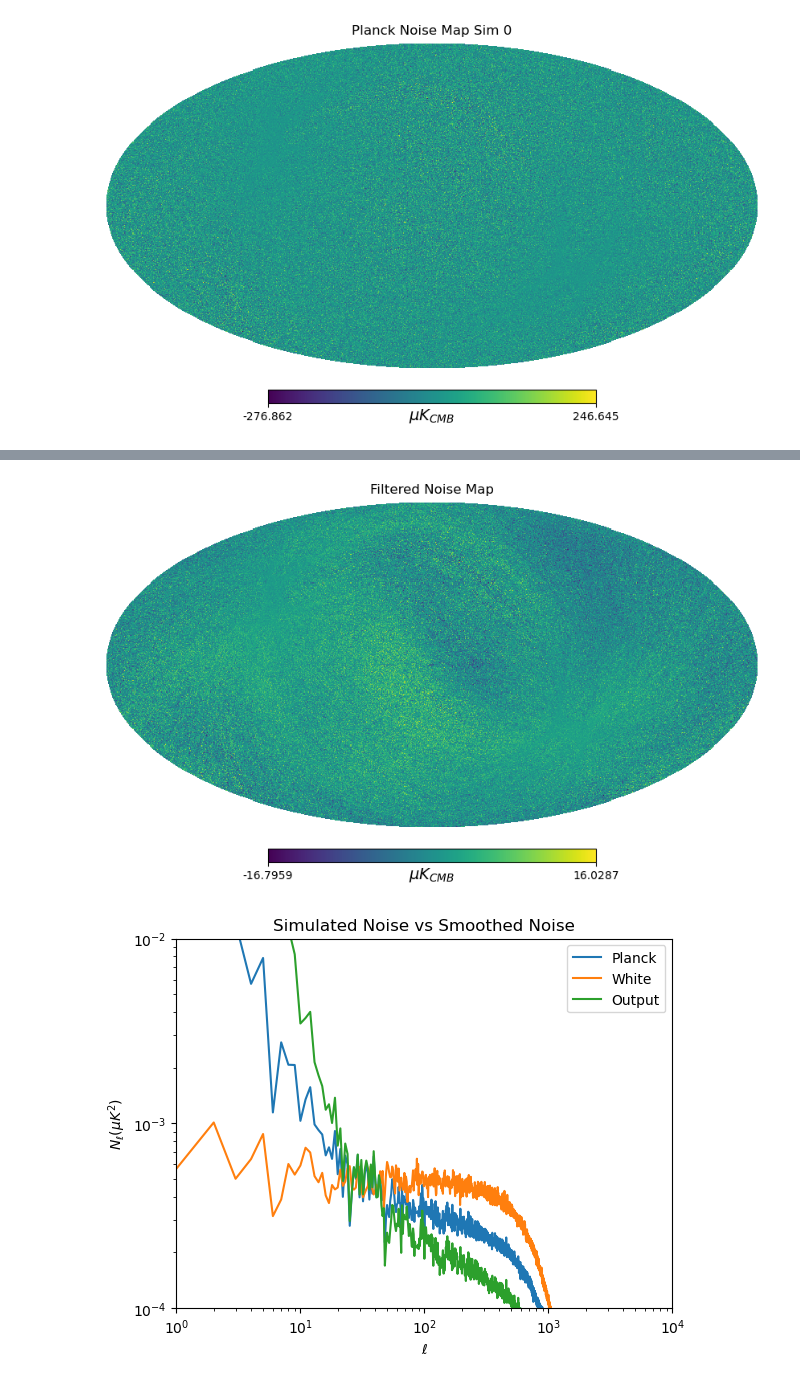
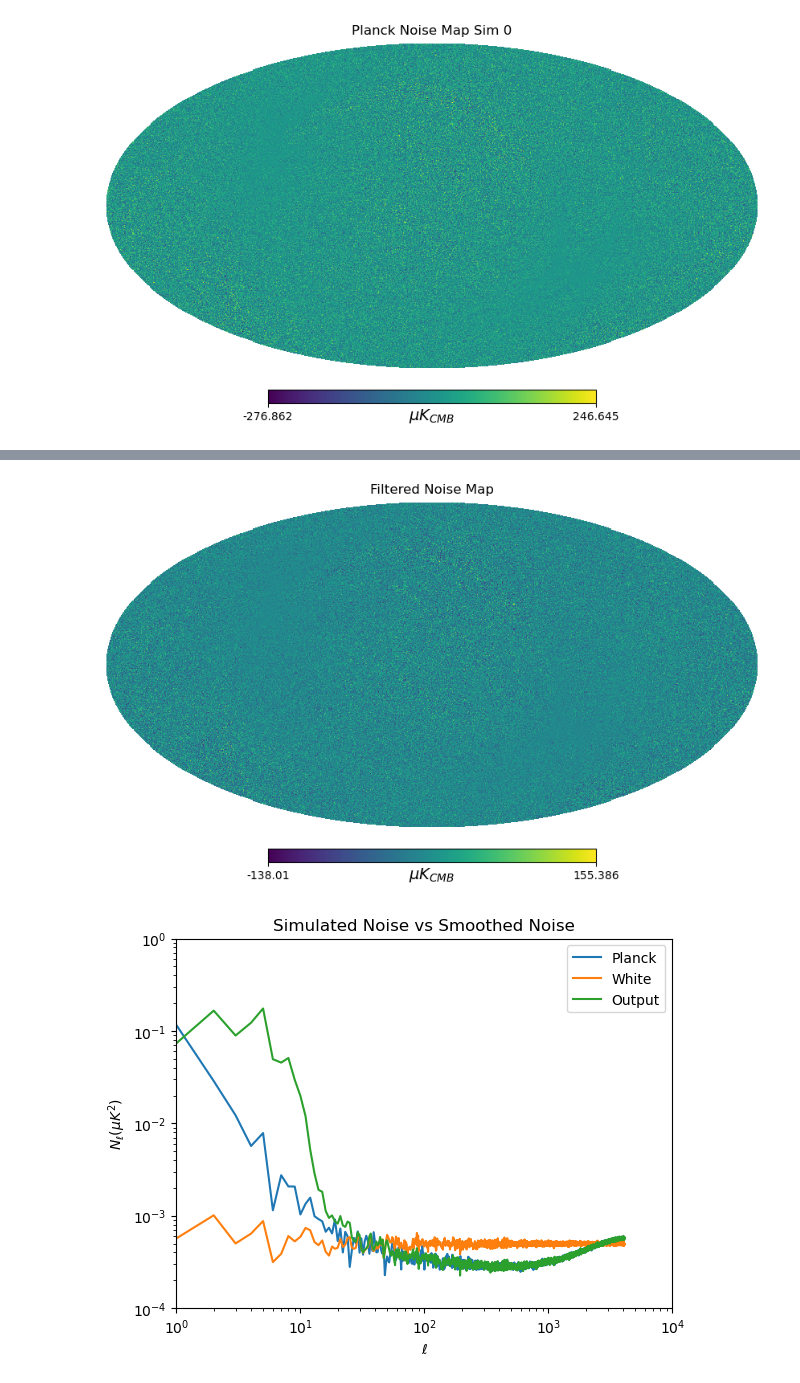
Before and after one commit to CMB-ML/variance_map_ps, a Jupyter notebook: variance_map_ps_imp_I.ipynb, the cells around one changed output, grey strips where cells are left out. Drawn from its saved outputs; the diff is of its cells as text; code cells hidden in the pictures.

```diff
--- a/variance_map_ps_imp_I.ipynb
+++ b/variance_map_ps_imp_I.ipynb
@@ -23,6 +23,7 @@ DETECTOR = 100
 RANDOM_SEED = 42
 PLANCK_SIM_NUM = 0
 SMOOTHING = 10 / 60  # 10 arcminutes (in degrees)
+BOXCAR_LENGTH = 10
 # %%
 def get_lmax_for_nside(nside):
     """Helper function: Max ell for a given nside; to be considered a parameter"""
@@ -159,6 +154,6 @@ wht_alm_s = hp.smoothalm(wht_alm, fwhm=np.radians(SMOOTHING))
 # %%
 # Step 3: Get PS of smoothed white noise map
-wht_cl_s = hp.alm2cl(wht_alm_s, lmax=lmax_2048, lmax_out=lmax_2048)
+wht_cl = hp.alm2cl(wht_alm, lmax=lmax_2048, lmax_out=lmax_2048)
 # %%
 # Step 4: Get PS of simulated map
 nse_alm = hp.map2alm(nse_map, lmax=lmax_2048)
@@ -168,28 +161,34 @@ nse_cl_s = hp.alm2cl(nse_alm_s)
 # %%
 # Step 5: Create filter, mulitply alms by filter
-my_filter = np.sqrt(nse_cl_s / wht_cl_s)
-boxcar = np.ones(10)
-my_filter_bc = np.convolve(my_filter, boxcar, mode='same') / np.sum(boxcar)
-out_alm = hp.almxfl(nse_alm_s, my_filter_bc)
+def make_filter(boxcar_length, target_cl, source_cl):
+    f = np.sqrt(target_cl / source_cl)
+    boxcar = np.ones(boxcar_length)
+    f = np.pad(f, (boxcar_length // 2, boxcar_length // 2), mode='edge')
+    f = np.convolve(f, boxcar, mode='same') / np.sum(boxcar)
+    return f
+
+my_filter = make_filter(BOXCAR_LENGTH, nse_cl, wht_cl)
+out_alm = hp.almxfl(wht_alm, my_filter)
 # %%
 out_map = hp.alm2map(out_alm, nside=use_nside_out, lmax=lmax_2048)
 # %%
 hp.mollview(out_map, unit="$\\mu K_{CMB}$", title="Filtered Noise Map")
 # %% [output]
-[figure, old version]
+[figure, new version]
 # %%
 out_map2ps = hp.anafast(out_map, lmax=lmax_2048)
 # %%
 plot_many_ps([
-              nse_cl_s,
-              wht_cl_s,
+              nse_cl,
+              wht_cl,
               out_map2ps
               ],
               labels=[
                   "Planck",
                   "White",
                   "Output"
                   ],
+              y_high=1,
               title="Simulated Noise vs Smoothed Noise")
 # %% [output]
-[figure, old version]
+[figure, new version]
```
Also changed, not shown: parts of 4 cells of this notebook.
